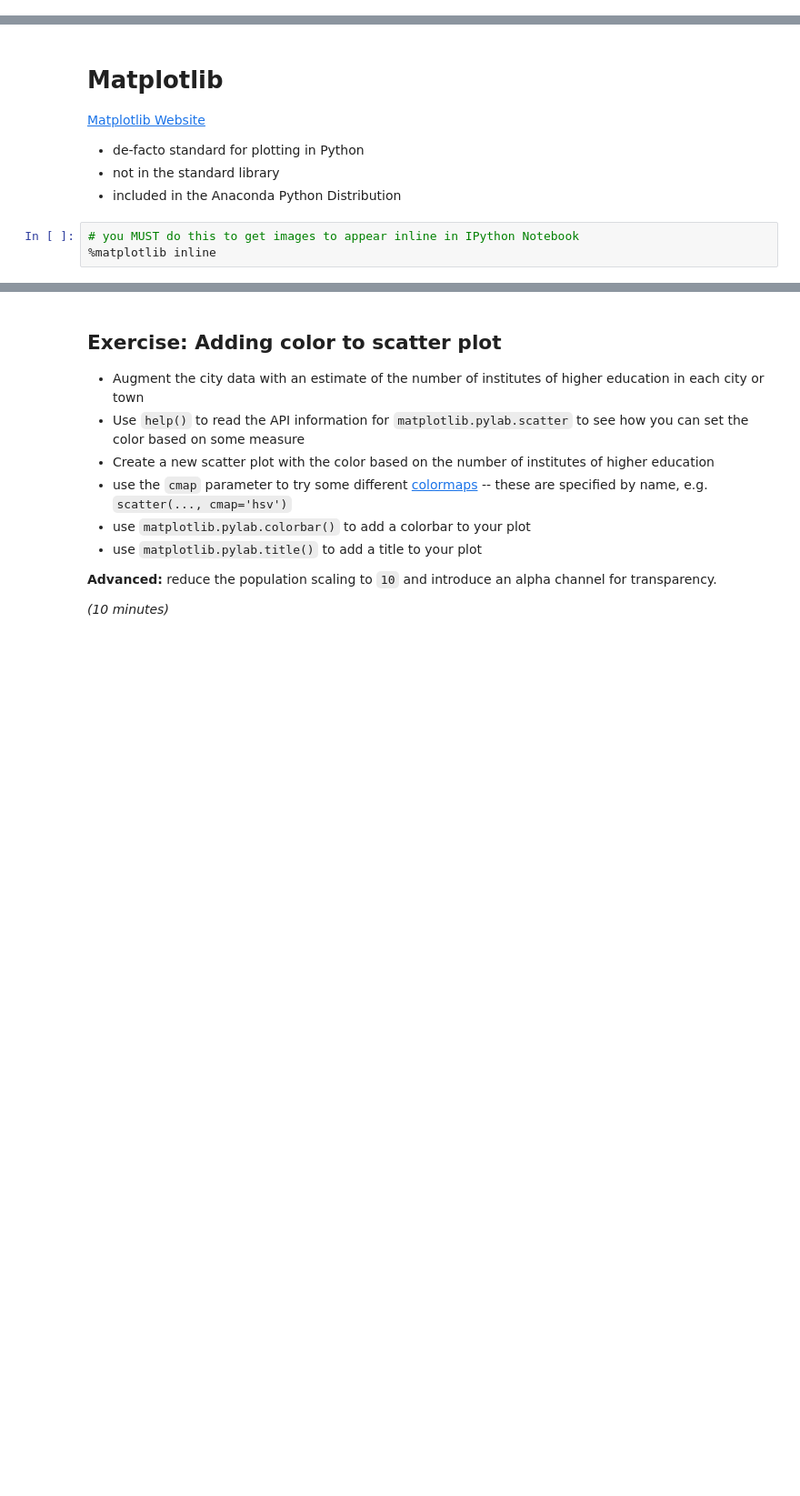
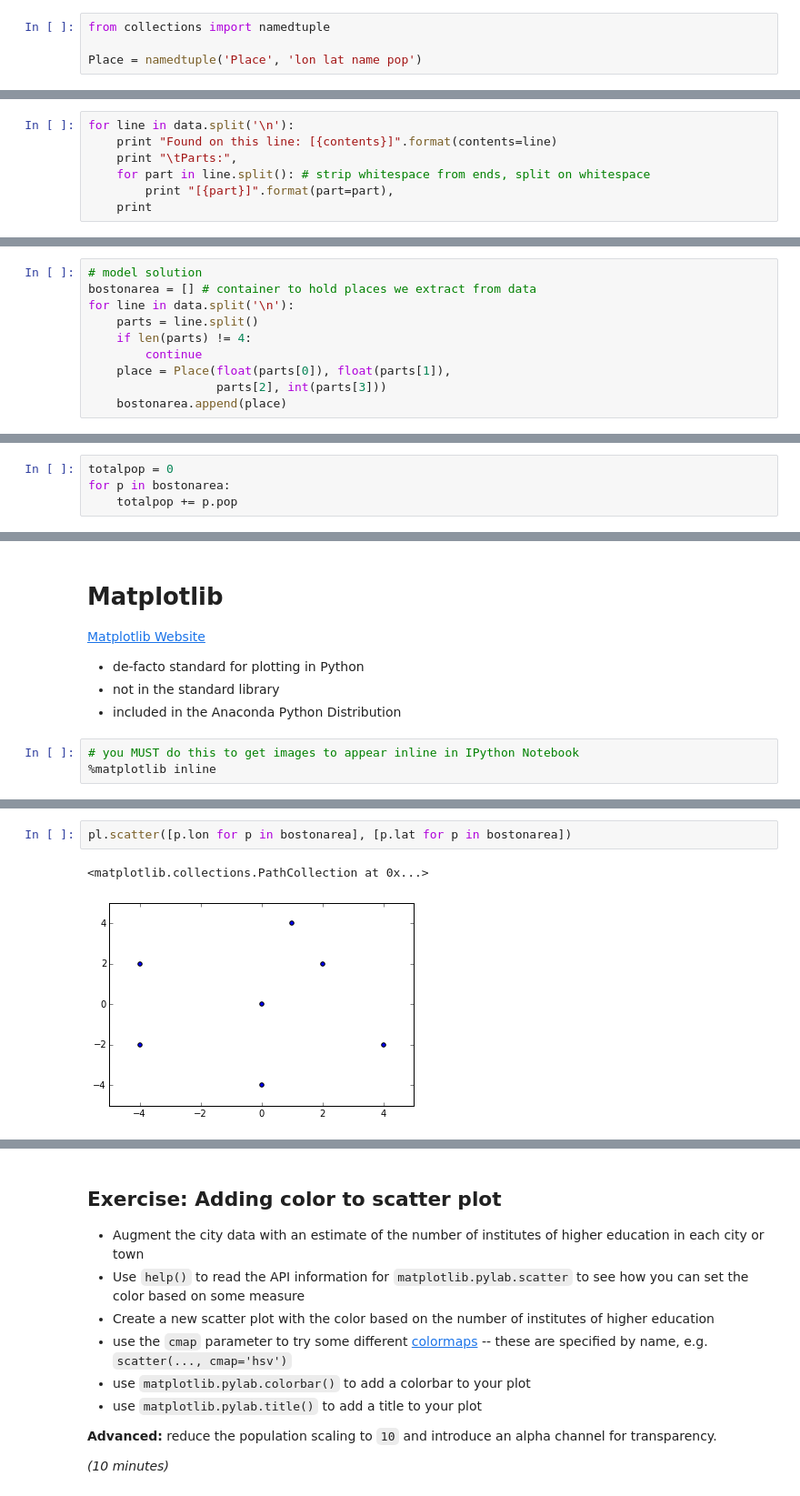
Before and after one commit to ijstokes/python-sci-3h, a Jupyter notebook: ScientificProgrammingInPythonWorkshop.ipynb, the cells around one changed output, grey strips where cells are left out. Shown at 91% size. Saved outputs shown, nothing was run; the diff lists cells and outputs as text; blank space fills up the shorter version.

```diff
--- a/ScientificProgrammingInPythonWorkshop.ipynb
+++ b/ScientificProgrammingInPythonWorkshop.ipynb
@@ -505,0 +522,4 @@ data = '''
+# %%
+from collections import namedtuple
+
+Place = namedtuple('Place', 'lon lat name pop')
@@ -505,0 +538,7 @@ data = '''
+# %%
+for line in data.split('\n'):
+    print "Found on this line: [{contents}]".format(contents=line)
+    print "\tParts:",
+    for part in line.split(): # strip whitespace from ends, split on whitespace
+        print "[{part}]".format(part=part),
+    print
@@ -505,0 +564,10 @@ data = '''
+# %%
+# model solution
+bostonarea = [] # container to hold places we extract from data
+for line in data.split('\n'):
+    parts = line.split()
+    if len(parts) != 4:
+        continue
+    place = Place(float(parts[0]), float(parts[1]),
+                  parts[2], int(parts[3]))
+    bostonarea.append(place)
@@ -515,0 +691,4 @@ data = '''
+# %%
+totalpop = 0
+for p in bostonarea:
+    totalpop += p.pop
@@ -532,0 +825,5 @@ Matplotlib
+# %%
+pl.scatter([p.lon for p in bostonarea], [p.lat for p in bostonarea])
+# %% [output]
+<matplotlib.collections.PathCollection at 0x...>
+[figure, added]
```
Also changed, not shown: parts of 59 cells of this notebook.
